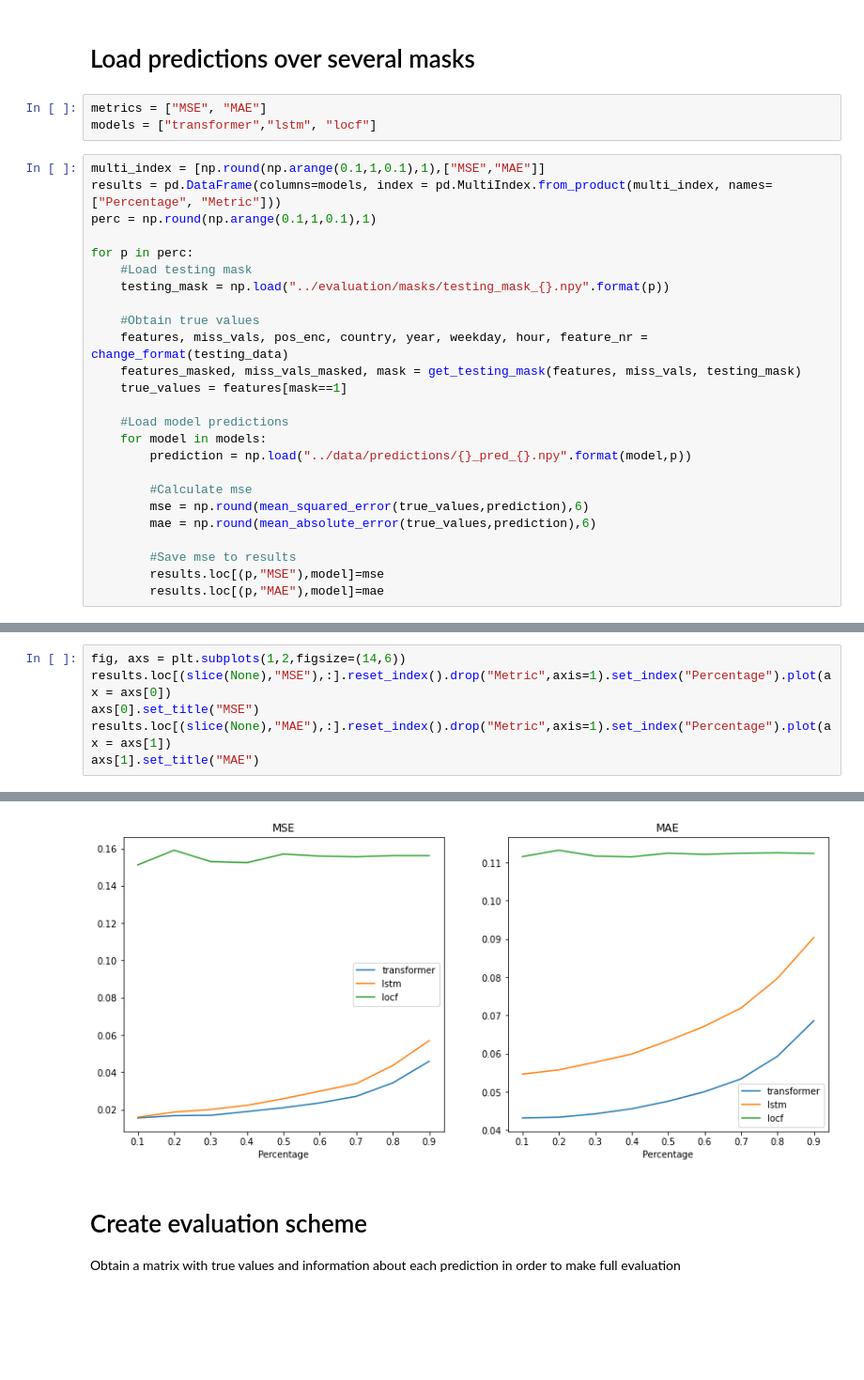
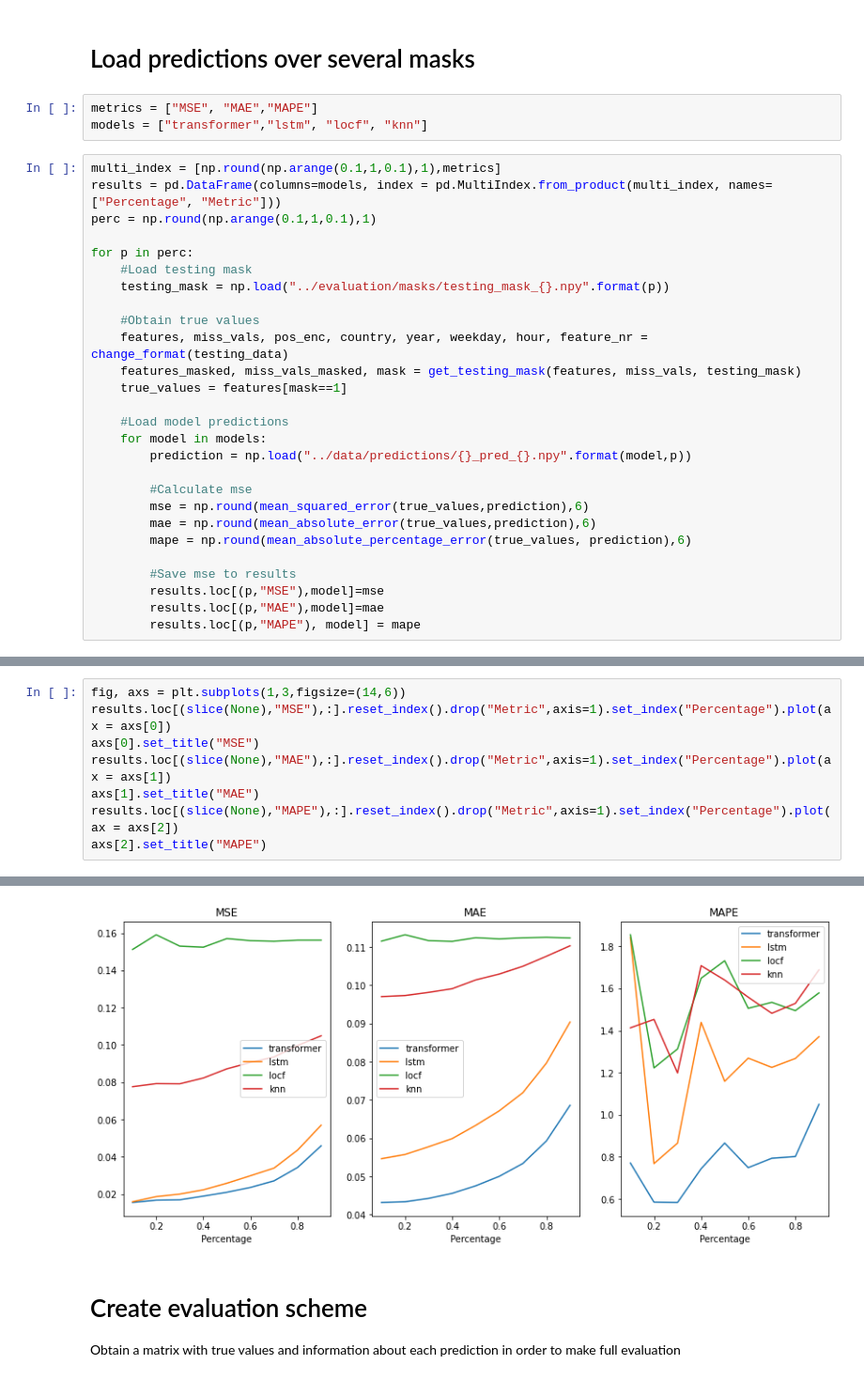
Before and after one commit to cbuelt/transformer-imputing, a Jupyter notebook: evaluation/Evaluation.ipynb, the cells around one changed output, grey strips where cells are left out. Shown at 94% size. Saved outputs shown, nothing was run; the diff lists cells and outputs as text; blank space fills up the shorter version.

```diff
--- a/evaluation/Evaluation.ipynb
+++ b/evaluation/Evaluation.ipynb
@@ -96,10 +96,10 @@ def get_testing_mask(features, miss_vals, mask):
 # %% [markdown]
 # Load predictions over several masks
 # %%
-metrics = ["MSE", "MAE"]
-models = ["transformer","lstm", "locf"]
+metrics = ["MSE", "MAE","MAPE"]
+models = ["transformer","lstm", "locf", "knn"]
 # %%
-multi_index = [np.round(np.arange(0.1,1,0.1),1),["MSE","MAE"]]
+multi_index = [np.round(np.arange(0.1,1,0.1),1),metrics]
 results = pd.DataFrame(columns=models, index = pd.MultiIndex.from_product(multi_index, names=["Percentage", "Metric"]))
 perc = np.round(np.arange(0.1,1,0.1),1)
 
@@ -119,10 +119,12 @@ for p in perc:
         #Calculate mse
         mse = np.round(mean_squared_error(true_values,prediction),6)
         mae = np.round(mean_absolute_error(true_values,prediction),6)
+        mape = np.round(mean_absolute_percentage_error(true_values, prediction),6)
 
         #Save mse to results
         results.loc[(p,"MSE"),model]=mse
         results.loc[(p,"MAE"),model]=mae
+        results.loc[(p,"MAPE"), model] = mape
 # %%
 results
 # %% [output]
@@ -147,7 +149,9 @@ results
 # %%
-fig, axs = plt.subplots(1,2,figsize=(14,6))
+fig, axs = plt.subplots(1,3,figsize=(14,6))
 results.loc[(slice(None),"MSE"),:].reset_index().drop("Metric",axis=1).set_index("Percentage").plot(ax = axs[0])
 axs[0].set_title("MSE")
 results.loc[(slice(None),"MAE"),:].reset_index().drop("Metric",axis=1).set_index("Percentage").plot(ax = axs[1])
 axs[1].set_title("MAE")
+results.loc[(slice(None),"MAPE"),:].reset_index().drop("Metric",axis=1).set_index("Percentage").plot(ax = axs[2])
+axs[2].set_title("MAPE")
 # %% [output]
@@ -155,4 +159,4 @@ Text(0.5, 1.0, 'MAE')
-[figure, old version]
+[figure, new version]
 # %% [markdown]
 # Create evaluation scheme
 Obtain a matrix with true values and information about each prediction in order to make full evaluation
```
Also changed, not shown: parts of 38 cells of this notebook.
